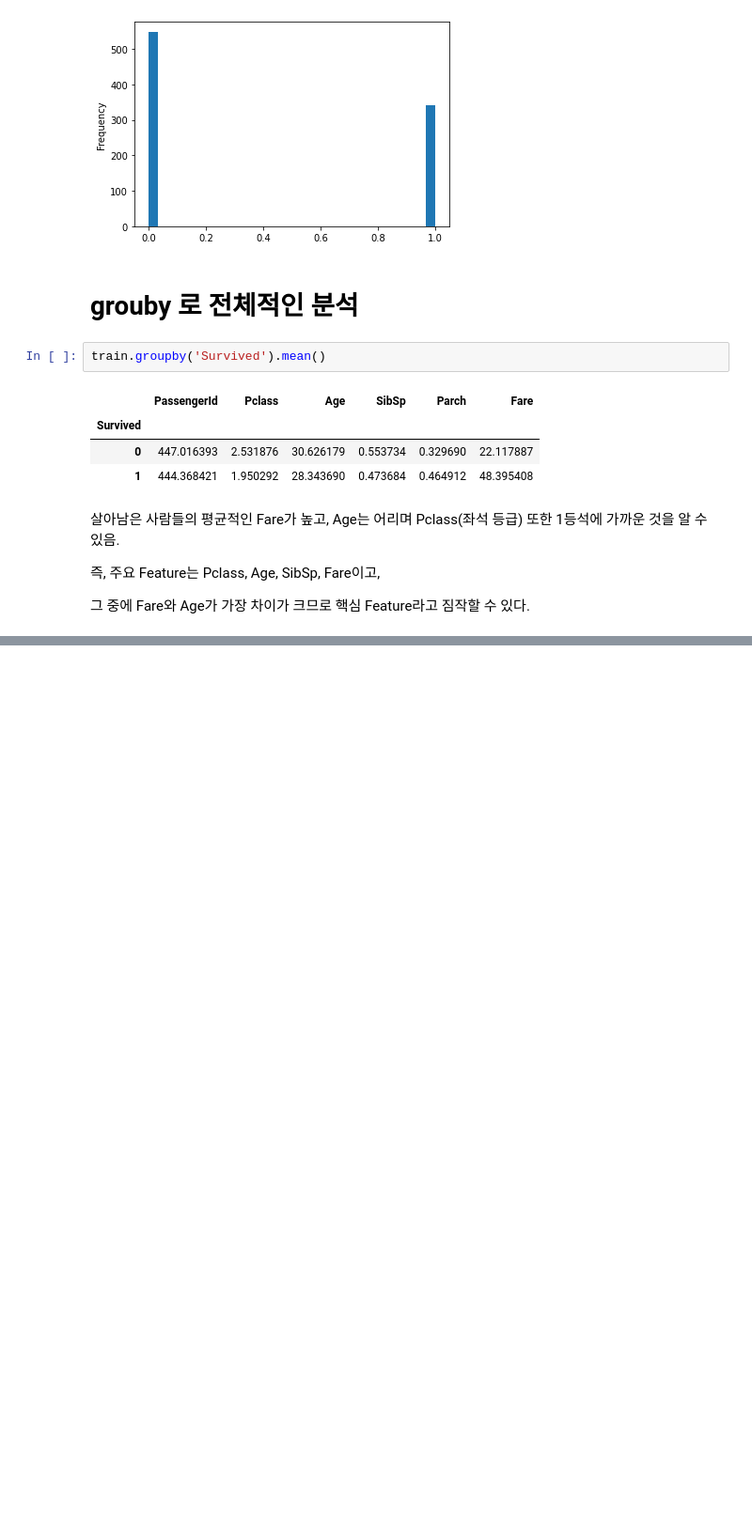
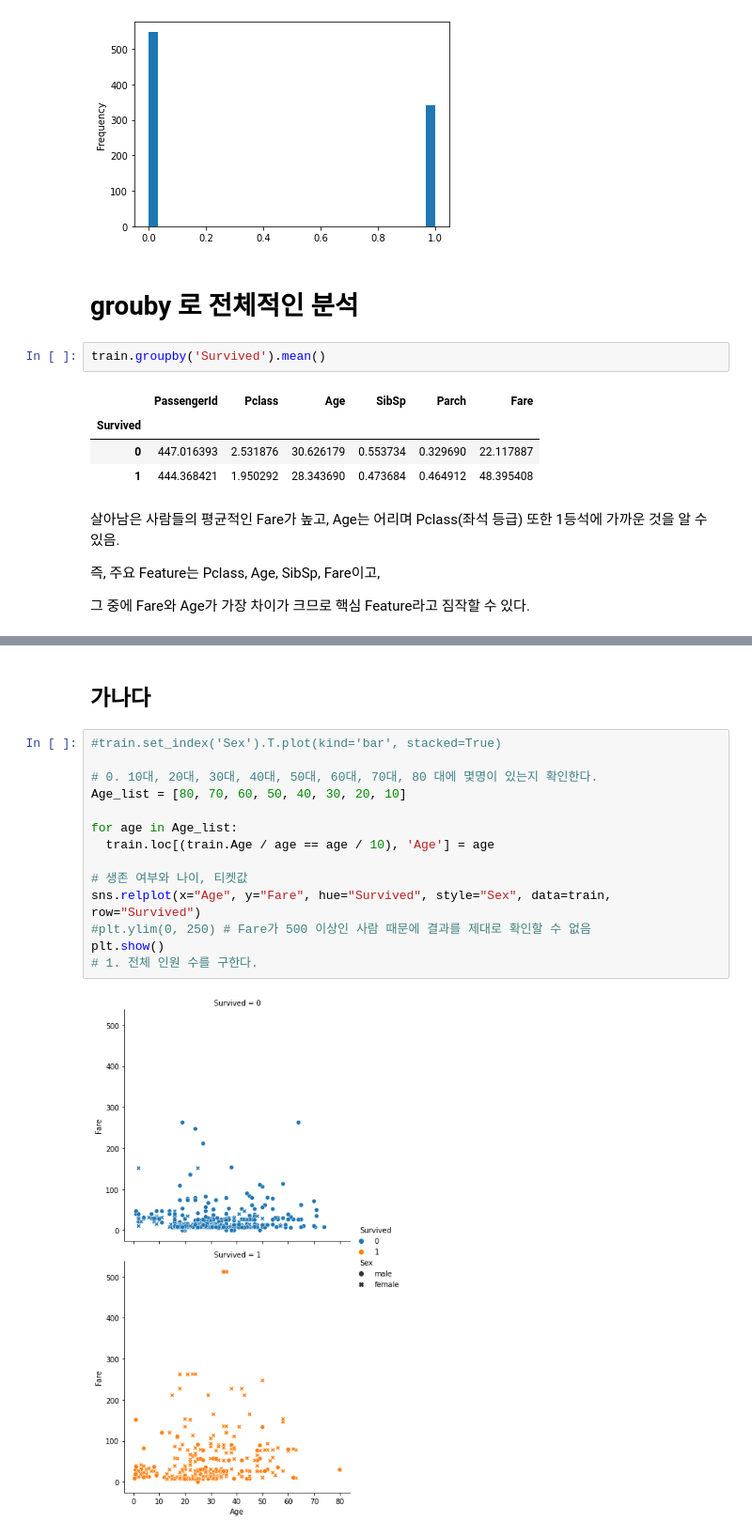
Before and after one commit to 4RG0S/2021-Spring-ML-Study-Sprout, a Jupyter notebook: 202102712/0416_Data_Visualization/Data_Visualization.ipynb, the cells around one changed output, grey strips where cells are left out. Shown at 94% size. Saved outputs shown, nothing was run; the diff lists cells and outputs as text; blank space fills up the shorter version.

```diff
--- a/202102712/0416_Data_Visualization/Data_Visualization.ipynb
+++ b/202102712/0416_Data_Visualization/Data_Visualization.ipynb
@@ -198,0 +221,18 @@ train.groupby('Survived').mean()
+# %% [markdown]
+## 가나다
+# %%
+#train.set_index('Sex').T.plot(kind='bar', stacked=True)
+
+# 0. 10대, 20대, 30대, 40대, 50대, 60대, 70대, 80 대에 몇명이 있는지 확인한다.
+Age_list = [80, 70, 60, 50, 40, 30, 20, 10]
+
+for age in Age_list:
+  train.loc[(train.Age / age == age / 10), 'Age'] = age
+
+# 생존 여부와 나이, 티켓값
+sns.relplot(x="Age", y="Fare", hue="Survived", style="Sex", data=train, row="Survived")
+#plt.ylim(0, 250) # Fare가 500 이상인 사람 때문에 결과를 제대로 확인할 수 없음
+plt.show()
+# 1. 전체 인원 수를 구한다.
+# %% [output]
+[figure, added]
```
Also changed, not shown: parts of 11 cells of this notebook.
